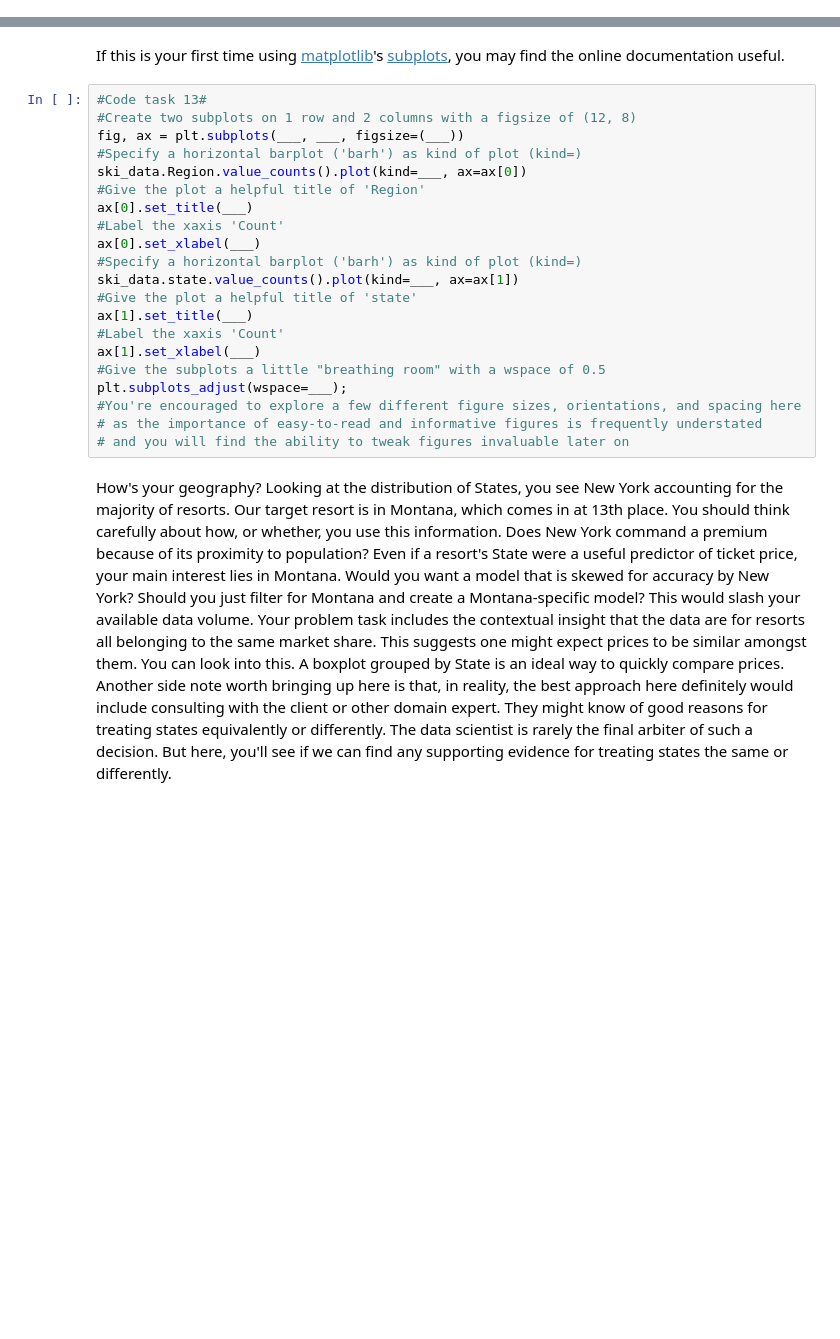
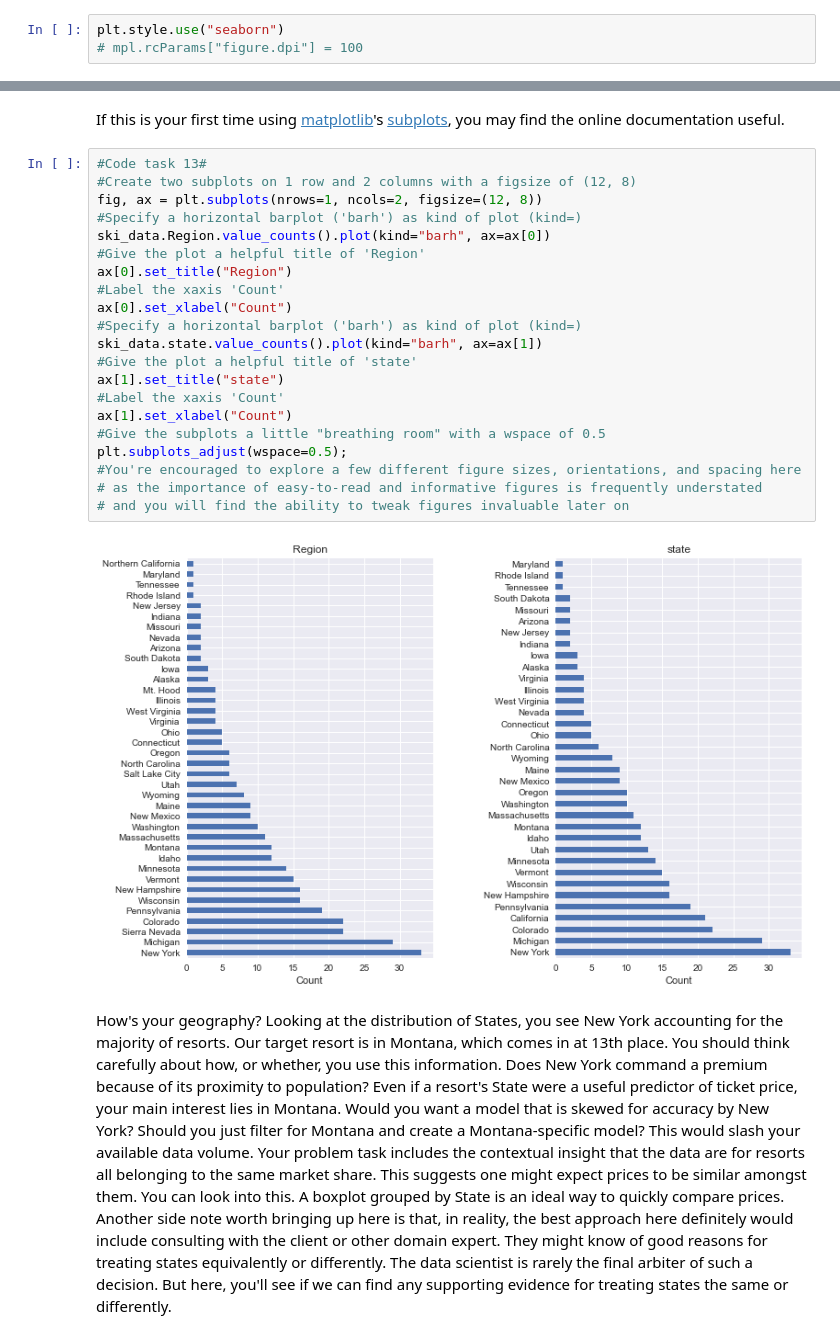
Before and after one commit to rcepedaraza/DataScienceGuidedCapstone, a Jupyter notebook: Notebooks/02_data_wrangling.ipynb, the cells around one changed output, grey strips where cells are left out. Drawn from its saved outputs; the diff is of its cells as text; blank space fills up the shorter version.

Commit message:
Explore the data

```diff
--- a/Notebooks/02_data_wrangling.ipynb
+++ b/Notebooks/02_data_wrangling.ipynb
@@ -71,5 +72,8 @@ import os
 
 from library.sb_utils import save_file
+# %%
+plt.style.use("seaborn")
+# mpl.rcParams["figure.dpi"] = 100
 # %% [markdown]
 ## 2.4 Objectives<a id='2.4_Objectives'></a>
 # %% [markdown]
@@ -235,24 +347,26 @@ If this is your first time using [matplotlib](https://matplotlib.org/3.2.2/index
 # %%
 #Code task 13#
 #Create two subplots on 1 row and 2 columns with a figsize of (12, 8)
-fig, ax = plt.subplots(___, ___, figsize=(___))
+fig, ax = plt.subplots(nrows=1, ncols=2, figsize=(12, 8))
 #Specify a horizontal barplot ('barh') as kind of plot (kind=)
-ski_data.Region.value_counts().plot(kind=___, ax=ax[0])
+ski_data.Region.value_counts().plot(kind="barh", ax=ax[0])
 #Give the plot a helpful title of 'Region'
-ax[0].set_title(___)
+ax[0].set_title("Region")
 #Label the xaxis 'Count'
-ax[0].set_xlabel(___)
+ax[0].set_xlabel("Count")
 #Specify a horizontal barplot ('barh') as kind of plot (kind=)
-ski_data.state.value_counts().plot(kind=___, ax=ax[1])
+ski_data.state.value_counts().plot(kind="barh", ax=ax[1])
 #Give the plot a helpful title of 'state'
-ax[1].set_title(___)
+ax[1].set_title("state")
 #Label the xaxis 'Count'
-ax[1].set_xlabel(___)
+ax[1].set_xlabel("Count")
 #Give the subplots a little "breathing room" with a wspace of 0.5
-plt.subplots_adjust(wspace=___);
+plt.subplots_adjust(wspace=0.5);
 #You're encouraged to explore a few different figure sizes, orientations, and spacing here
 # as the importance of easy-to-read and informative figures is frequently understated
 # and you will find the ability to tweak figures invaluable later on
+# %% [output]
+[figure, added]
 # %% [markdown]
 How's your geography? Looking at the distribution of States, you see New York accounting for the majority of resorts. Our target resort is in Montana, which comes in at 13th place. You should think carefully about how, or whether, you use this information. Does New York command a premium because of its proximity to population? Even if a resort's State were a useful predictor of ticket price, your main interest lies in Montana. Would you want a model that is skewed for accuracy by New York? Should you just filter for Montana and create a Montana-specific model? This would slash your available data volume. Your problem task includes the contextual insight that the data are for resorts all belonging to the same market share. This suggests one might expect prices to be similar amongst them. You can look into this. A boxplot grouped by State is an ideal way to quickly compare prices. Another side note worth bringing up here is that, in reality, the best approach here definitely would include consulting with the client or other domain expert. They might know of good reasons for treating states equivalently or differently. The data scientist is rarely the final arbiter of such a decision. But here, you'll see if we can find any supporting evidence for treating states the same or differently.
 # %% [markdown]
```
Also changed, not shown: parts of 47 cells of this notebook.
